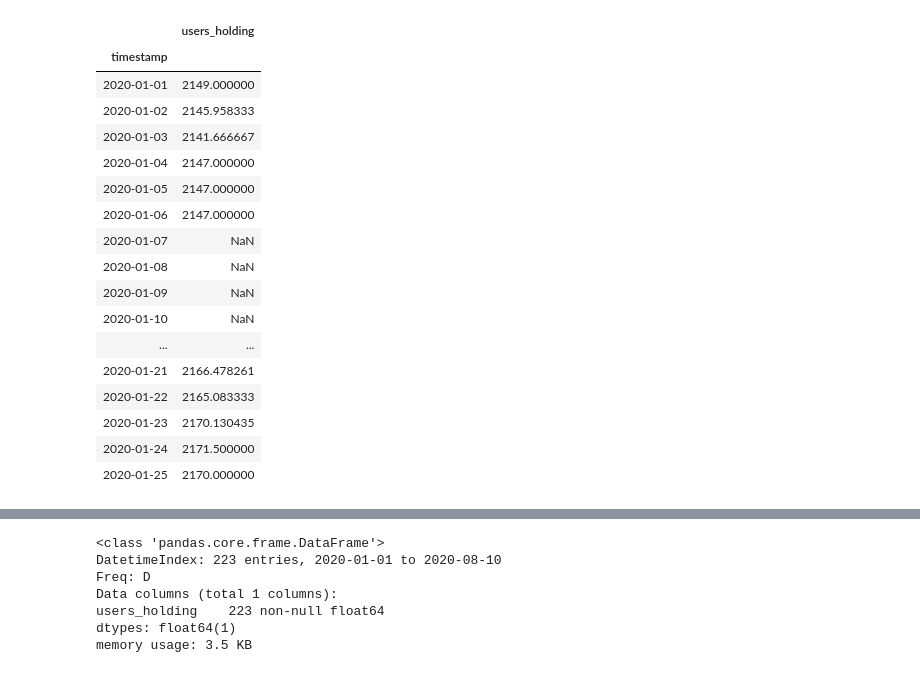
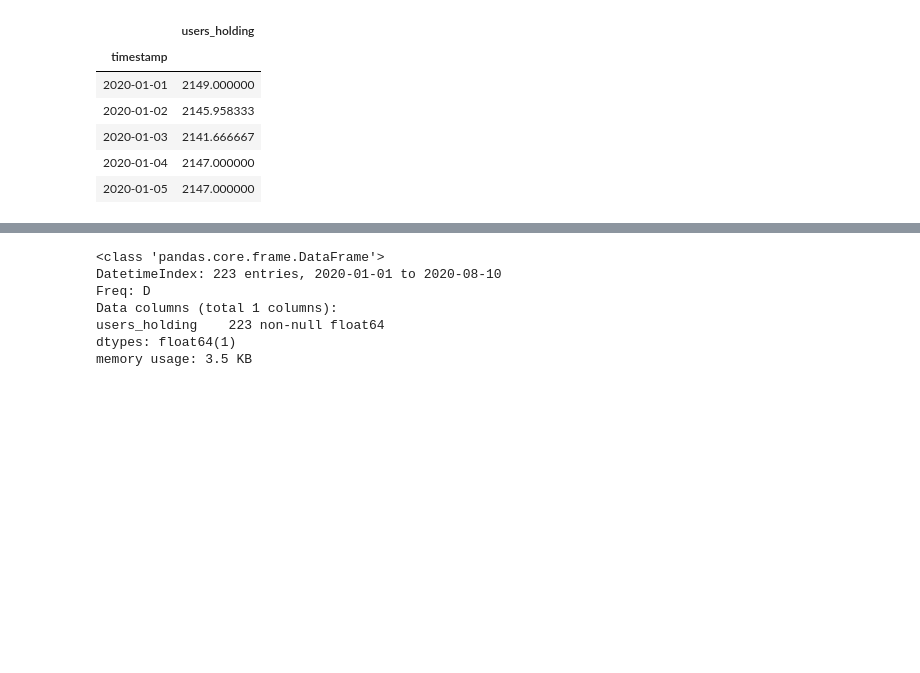
Before and after one commit to GonzaloGarciaContreras/P1-Robintrack, a Jupyter notebook: notebooks/gonzalo.ipynb, the cells around one changed output, grey strips where cells are left out. Saved outputs shown, nothing was run; the diff lists cells and outputs as text; code cells hidden in the pictures; blank space fills up the shorter version.

```diff
--- a/notebooks/gonzalo.ipynb
+++ b/notebooks/gonzalo.ipynb
@@ -18,40 +18,21 @@ import pandas as pd
-# %%
-#### Functions
-
-# The total number of months included in the dataset
-def get_data_robintrack(filepath):
-    df_robin_data = pd.read_csv(filepath)
-
-    return df_robin_data
 # %%
 # Variables / Input Data
 filepath = Path("../data/cleandata/Robintrack_Data/ABB_csv_clean.csv")
 
 df_robin_data = get_data_robintrack(filepath)
 
-# transform column 'timestamp' str into timestamp
+# transform column str 'timestamp' into timestamp
 df_robin_data['timestamp'] = pd.to_datetime(df_robin_data['timestamp'])
 
 ## resample groupying by day
 df_robin_data = df_robin_data.resample('D', on='timestamp').mean()
 
-df_robin_data.head(25)
+df_robin_data.head()
 # %% [output]
 |  | users_holding |
 | timestamp |  |
 | 2020-01-01 | 2149.000000 |
 | 2020-01-02 | 2145.958333 |
 | 2020-01-03 | 2141.666667 |
 | 2020-01-04 | 2147.000000 |
 | 2020-01-05 | 2147.000000 |
-| 2020-01-06 | 2147.000000 |
-| 2020-01-07 | NaN |
-| 2020-01-08 | NaN |
-| 2020-01-09 | NaN |
-| 2020-01-10 | NaN |
-| ... | ... |
-| 2020-01-21 | 2166.478261 |
-| 2020-01-22 | 2165.083333 |
-| 2020-01-23 | 2170.130435 |
-| 2020-01-24 | 2171.500000 |
-| 2020-01-25 | 2170.000000 |
```
Also changed, not shown: parts of 22 cells of this notebook.
